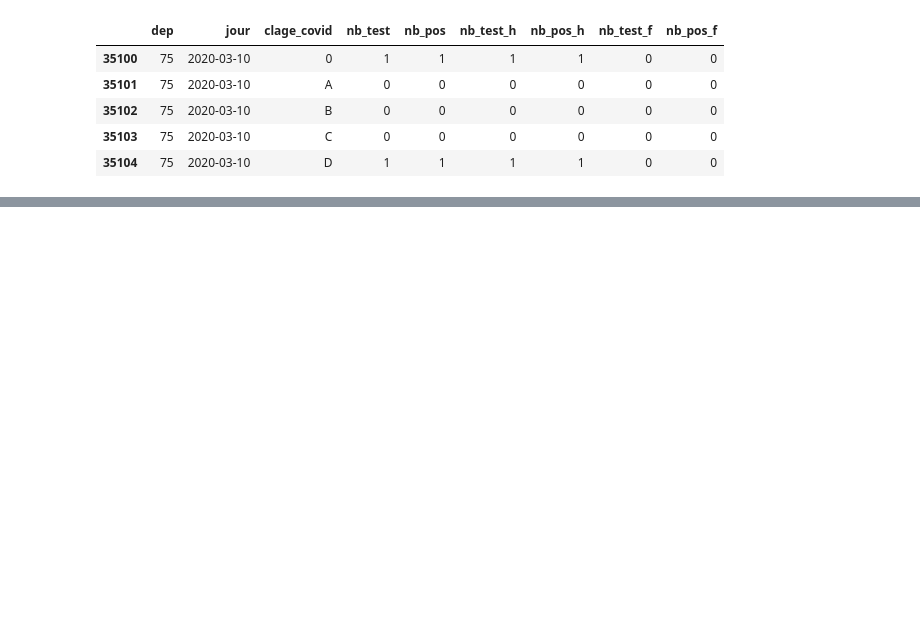
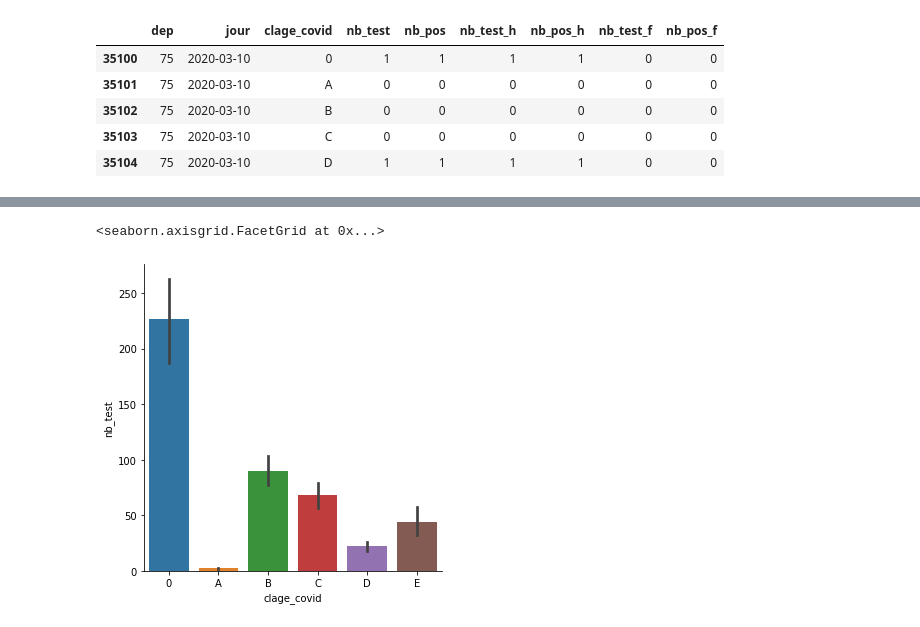
Before and after one commit to ChikenZLoveR/EvalPython, a Jupyter notebook: Evaluation.ipynb, the cells around one changed output, grey strips where cells are left out. Cells and saved outputs as stored; diff of their text form; code cells hidden in the pictures; blank space fills up the shorter version.

```diff
--- a/Evaluation.ipynb
+++ b/Evaluation.ipynb
@@ -63,0 +89,7 @@ sns.relplot(x="jour", y="nb_pos", kind="line", data=data1)
+# %%
+#Ce graphique sert a visualiser le nombre d'individus testés entre le 10/03/2020 et le 26/05/2020
+#pour tous les laboratoires de ville de Paris selon leur catégorie d'age
+sns.catplot(x="clage_covid", y="nb_test", kind="bar", data=data1)
+# %% [output]
+<seaborn.axisgrid.FacetGrid at 0x...>
+[figure, added]
```
Also changed, not shown: parts of 8 cells of this notebook.
